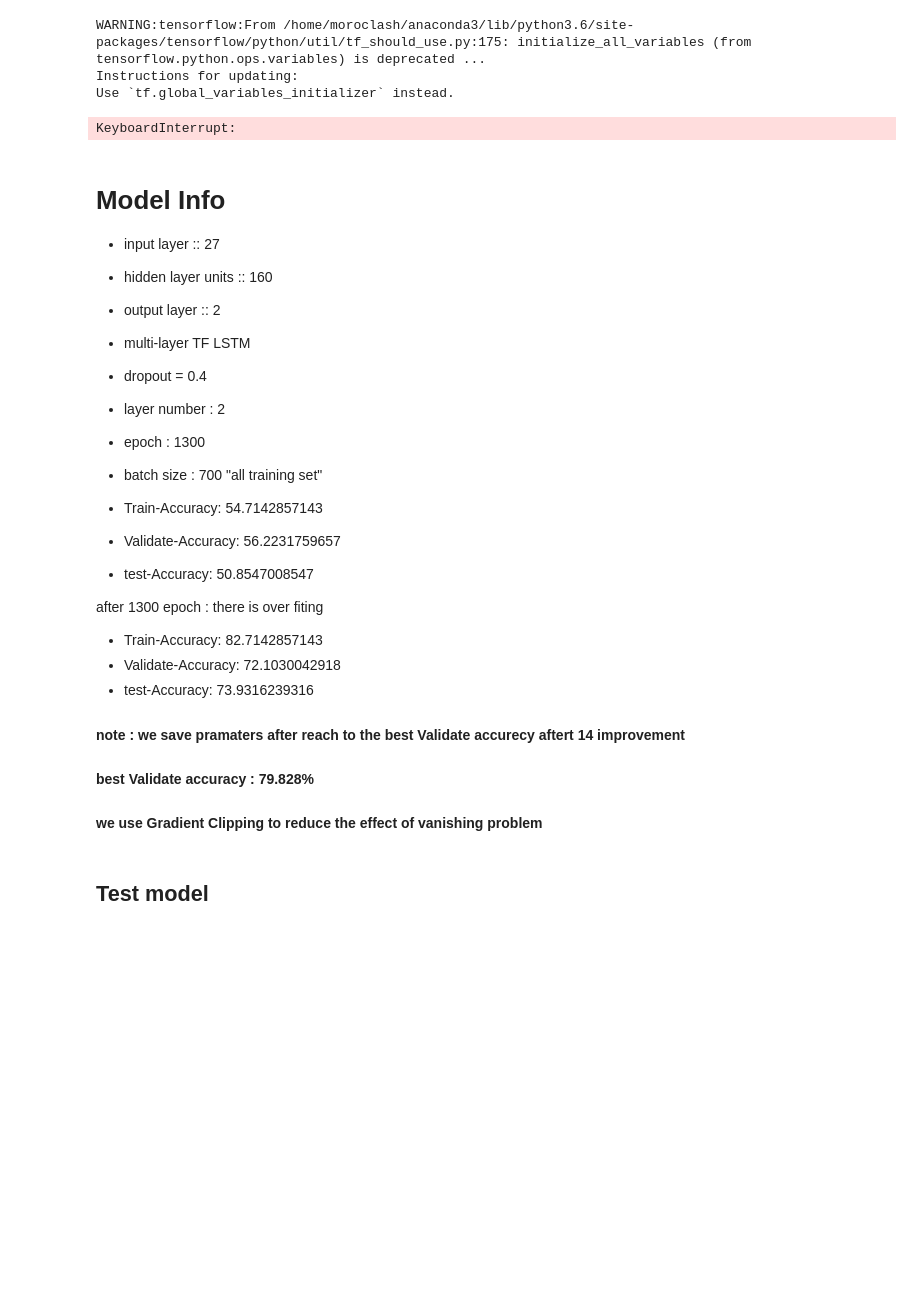
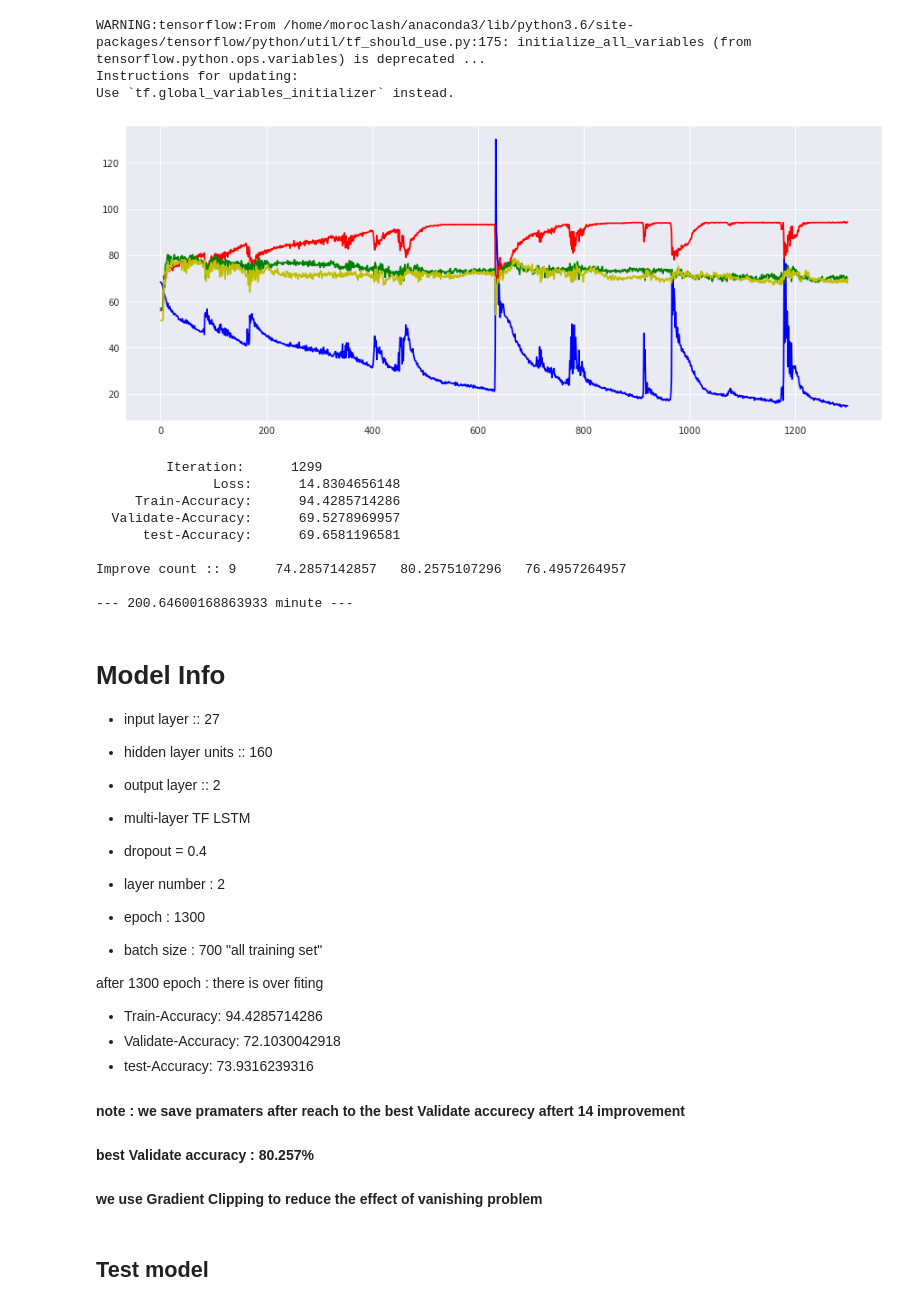
Before and after one commit to hci-lab/LearningMetersPoems, a Jupyter notebook: RNN-implemntation/Model_6_using_multi_layer_TF_LSTM.ipynb, the cells around one changed output. Cells and saved outputs as stored; diff of their text form; code cells hidden in the pictures; blank space fills up the shorter version.

Commit message:
train model 6 using 2 layers of tf-LSTM and reach to 80.257% on validation set

```diff
--- a/RNN-implemntation/Model_6_using_multi_layer_TF_LSTM.ipynb
+++ b/RNN-implemntation/Model_6_using_multi_layer_TF_LSTM.ipynb
@@ -47,7 +47,7 @@ print(y_validate.shape)
 # size of input vector
 input_size = 27
 # nimber of hidden unit
-hidden_size = 160
+hidden_size = 80
 # number of output vector
 output_size = 2
 
@@ -163,6 +163,8 @@ validate_accuracy_fig=[]
 epoch_fig=[]
 
 best_validate_accuracy =0
+bvc_test_accuracy=0
+bvc_train_accuracy=0
 improve_count = 0
 
 def print_info():
@@ -179,7 +181,10 @@ def print_info():
           "     Train-Accuracy:      %s \n"
           "  Validate-Accuracy:      %s \n"
           "      test-Accuracy:      %s \n"%(epoch,loss,train_accuracy,validate_acuuracy,test_acuuracy))
-    print("Improve count :: %s     %s "%(improve_count,best_validate_accuracy))
+    print("Improve count :: %s     %s   %s   %s"%(improve_count,
+                                                  bvc_train_accuracy,
+                                                  best_validate_accuracy,
+                                                  bvc_test_accuracy))
     sys.stdout.flush()
 
 
@@ -193,35 +198,46 @@ for epoch in range(epoch_number):
         X = x_train[start:end]
         Y = y_train[start:end]
         start=end
         end=end+batch_size
         sess.run(optmizer_step,feed_dict={rnn.inputs_matrix:X,y:Y})
 
     loss = sess.run(cross_entropy,feed_dict={rnn.inputs_matrix:X,y:Y})*100
     train_accuracy = sess.run(accuracy,feed_dict={rnn.inputs_matrix:x_train,y:y_train}) / len(x_train)
     validate_acuuracy = sess.run(accuracy,feed_dict={rnn.inputs_matrix:x_validate,y:y_validate}) / len(x_validate)
     test_acuuracy = sess.run(accuracy,feed_dict={rnn.inputs_matrix:x_test,y:y_test}) / len(x_test)
 
     #check best accuracy to save best pramaters
     if(best_validate_accuracy < validate_acuuracy):
         best_validate_accuracy=validate_acuuracy
-        saver.save(sess, 'Pramaters/Model_6_using_multi_layer_TF_LSTM')
+        saver.save(sess, 'Pramaters/Model_4_using_TF_LSTM')
         improve_count = improve_count+1
+        bvc_test_accuracy=test_acuuracy
+        bvc_train_accuracy=train_accuracy
 
     epoch_fig.append(epoch)
     loss_fig.append(loss)
     train_accuracy_fig.append(train_accuracy)
     validate_accuracy_fig.append(validate_acuuracy)
     test_accuracy_fig.append(test_acuuracy)
 
 
     print_info()
     display.clear_output(wait=True)
 
 
 print_info()
 print("\n--- %s minute ---" % ((time.time() - start_time)/60))
 # %% [output]
+[figure, added]
-KeyboardInterrupt:
+         Iteration:      1299
+               Loss:      14.8304656148
+     Train-Accuracy:      94.4285714286
+  Validate-Accuracy:      69.5278969957
+      test-Accuracy:      69.6581196581
+
+Improve count :: 9     74.2857142857   80.2575107296   76.4957264957
+
+--- 200.64600168863933 minute ---
 # %% [markdown]
 # Model Info
 
@@ -234,19 +250,17 @@ KeyboardInterrupt:
  * layer number : 2
  * epoch : 1300
  * batch size : 700  "all training set"
- * Train-Accuracy:      54.7142857143
- * Validate-Accuracy:      56.2231759657
- * test-Accuracy:      50.8547008547
+
 
 
   after 1300 epoch :    there is over fiting
- * Train-Accuracy:      82.7142857143
+ * Train-Accuracy:      94.4285714286
  * Validate-Accuracy:      72.1030042918
  * test-Accuracy:      73.9316239316
 
 
  #### note : we save pramaters after reach to the best Validate accurecy aftert 14 improvement
- ####            best Validate accuracy : 79.828%
+ ####            best Validate accuracy : 80.257%
  ####  we use Gradient Clipping to reduce the effect of vanishing problem
 # %% [markdown]
 ## Test model
```
